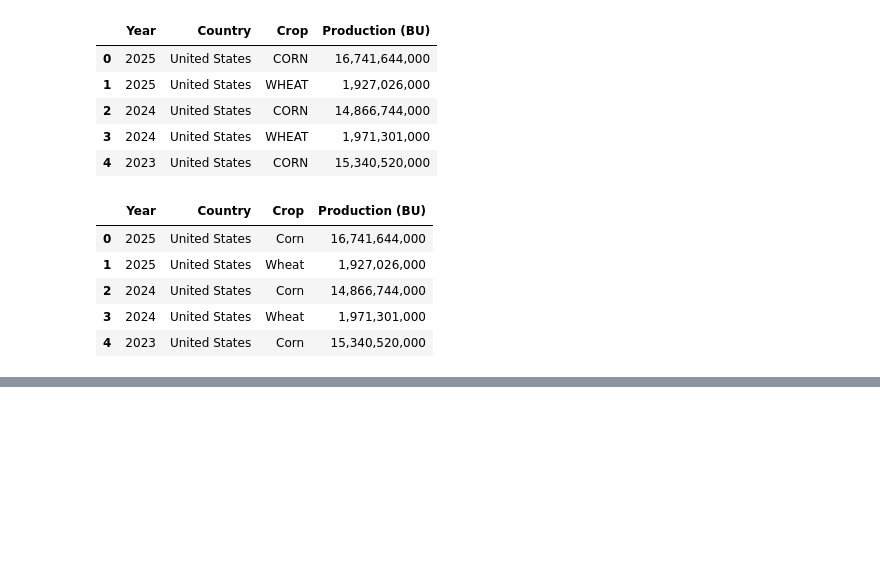
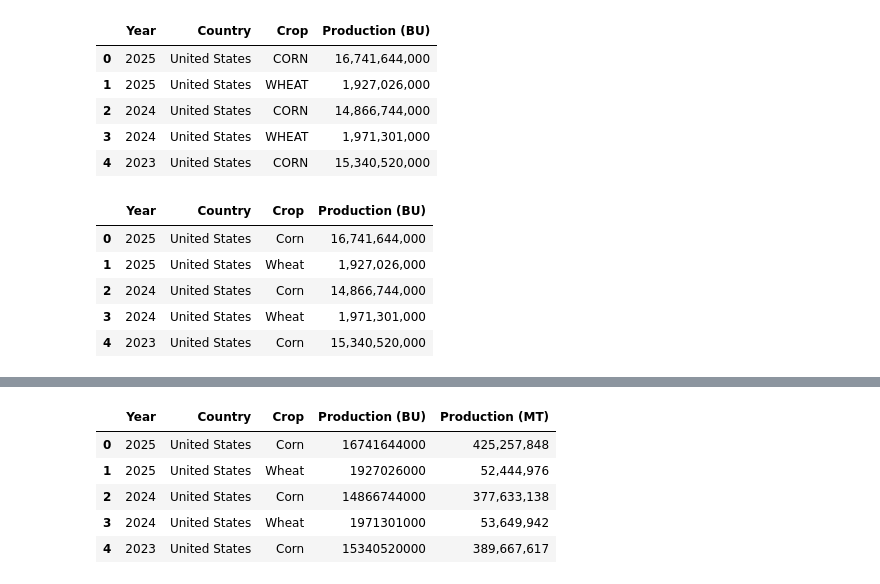
Before and after one commit to nickbartram/climate_agriculture_impact, a Jupyter notebook: crop_data.ipynb, the cells around one changed output, grey strips where cells are left out. Saved outputs shown, nothing was run; the diff lists cells and outputs as text; code cells hidden in the pictures; blank space fills up the shorter version.

```diff
--- a/crop_data.ipynb
+++ b/crop_data.ipynb
@@ -806,0 +842,7 @@ USDA_corn_wheat_df.head()
+# %%
+# Remove commas and cast to int
+USDA_corn_wheat_df['Production (BU)'] = USDA_corn_wheat_df['Production (BU)']\
+    .str.replace(",", "")\
+    .astype('int64')
+
+USDA_corn_wheat_df.info()
@@ -806,0 +861,23 @@ USDA_corn_wheat_df.head()
+# %%
+# Convert wheat production totals from bushels (BU) to metric tons (MT)
+
+# Conversion factors (BU → metric tons)
+conv_factors = {
+    "Corn": 0.0254012,
+    "Wheat": 0.0272155
+}
+
+# Create new column in metric tons
+USDA_corn_wheat_df["Production (MT)"] = USDA_corn_wheat_df.apply(
+    lambda row: row["Production (BU)"] * conv_factors[row["Crop"]],
+    axis=1
+)
+
+USDA_corn_wheat_df.head()
+# %% [output]
+|  | Year | Country | Crop | Production (BU) | Production (MT) |
+| 0 | 2025 | United States | Corn | 16741644000 | 425,257,848 |
+| 1 | 2025 | United States | Wheat | 1927026000 | 52,444,976 |
+| 2 | 2024 | United States | Corn | 14866744000 | 377,633,138 |
+| 3 | 2024 | United States | Wheat | 1971301000 | 53,649,942 |
+| 4 | 2023 | United States | Corn | 15340520000 | 389,667,617 |
```
Also changed, not shown: parts of 24 cells of this notebook, 1 other file.
